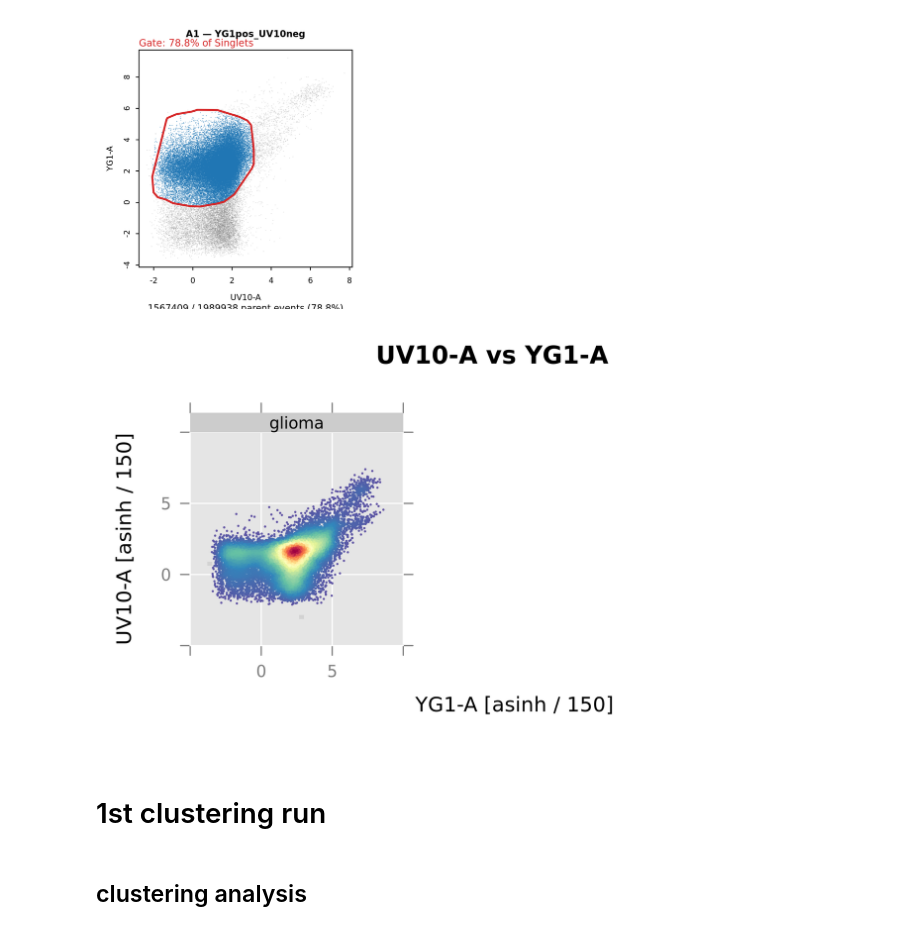
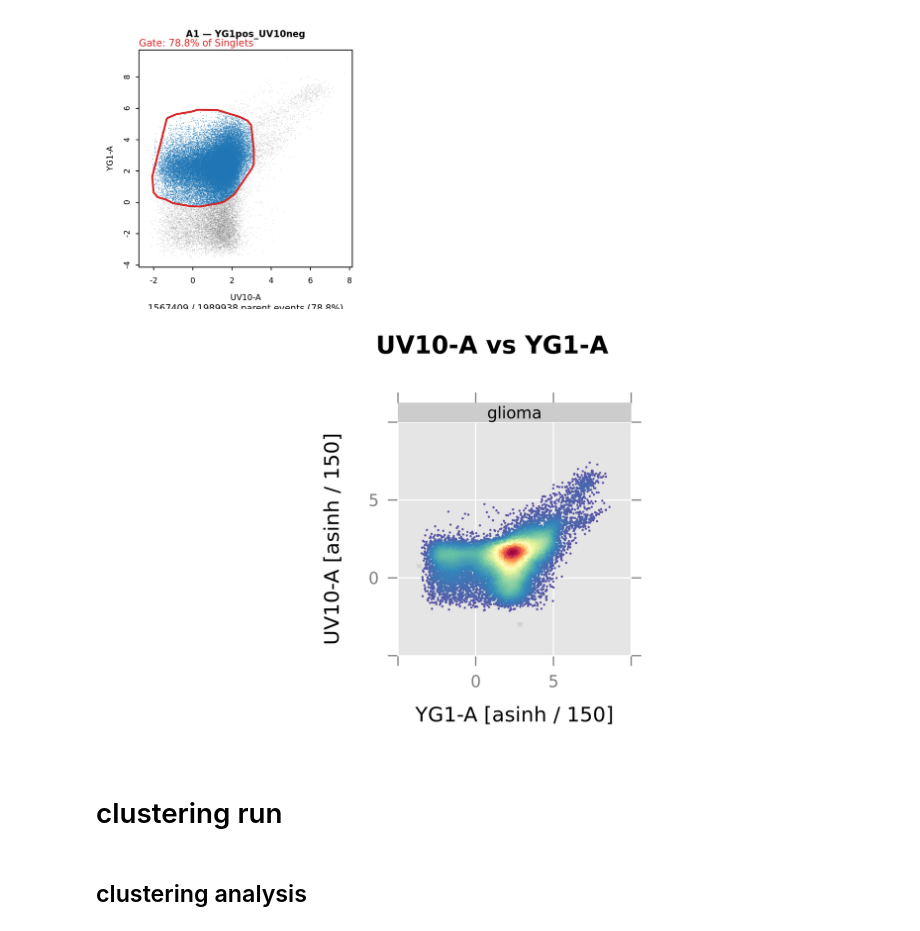
Before and after one commit to huwenhuo/cytoTerra, a Jupyter notebook: example.ipynb, the cells around one changed output. Saved outputs shown, nothing was run; the diff lists cells and outputs as text; code cells hidden in the pictures.

```diff
--- a/example.ipynb
+++ b/example.ipynb
@@ -106,14 +120,14 @@ project$plot_2d_gates(sample_ids = c('A1'), gate_name = 'YG1pos_UV10neg', layout
 # %%
 options(repr.plot.width=6.5, repr.plot.height=3.5, repr.plot.res=300)
 project$plot_flowviz_xyplot(
     sample_ids = c("A1"),
-    x_channel = "YG1-A", y_channel = "UV10-A", layout = c(1,3),
+    x_channel = "YG1-A", y_channel = "UV10-A", layout = c(1,1),
     xlim = c(-5, 10), ylim = c(-5, 10)
 )
 # %% [output]
-[figure, old version]
+[figure, new version]
 # %% [markdown]
-# 1st clustering run
+# clustering run
 # %% [markdown]
 ## clustering analysis
 # %%
```
Also changed, not shown: parts of 14 cells of this notebook.
